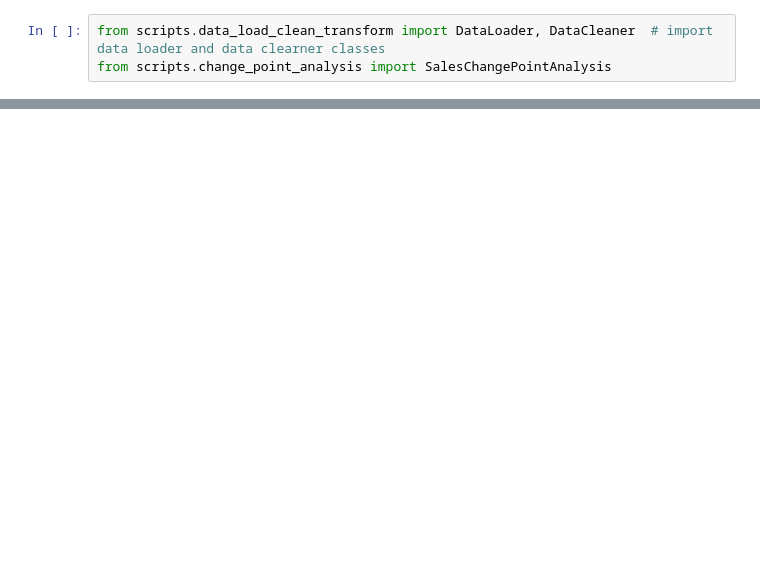
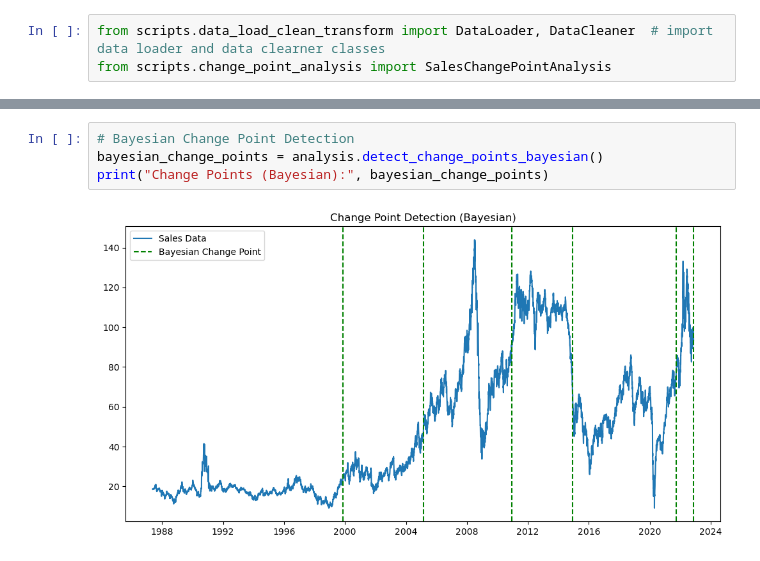
Before and after one commit to zereay74/Kaim-week-10, a Jupyter notebook: notebooks/Task_1_Defining_Data_Analysis_Workflow.ipynb, the cells around one changed output, grey strips where cells are left out. Cells and saved outputs as stored; diff of their text form; blank space fills up the shorter version.

```diff
--- a/notebooks/Task_1_Defining_Data_Analysis_Workflow.ipynb
+++ b/notebooks/Task_1_Defining_Data_Analysis_Workflow.ipynb
@@ -78,0 +83,6 @@ AttributeError: 'BrentOilAnalysis' object has no attribute 'detect_change_points
+# %%
+# Bayesian Change Point Detection
+bayesian_change_points = analysis.detect_change_points_bayesian()
+print("Change Points (Bayesian):", bayesian_change_points)
+# %% [output]
+[figure, added]
```
Also changed, not shown: parts of 17 cells of this notebook.
